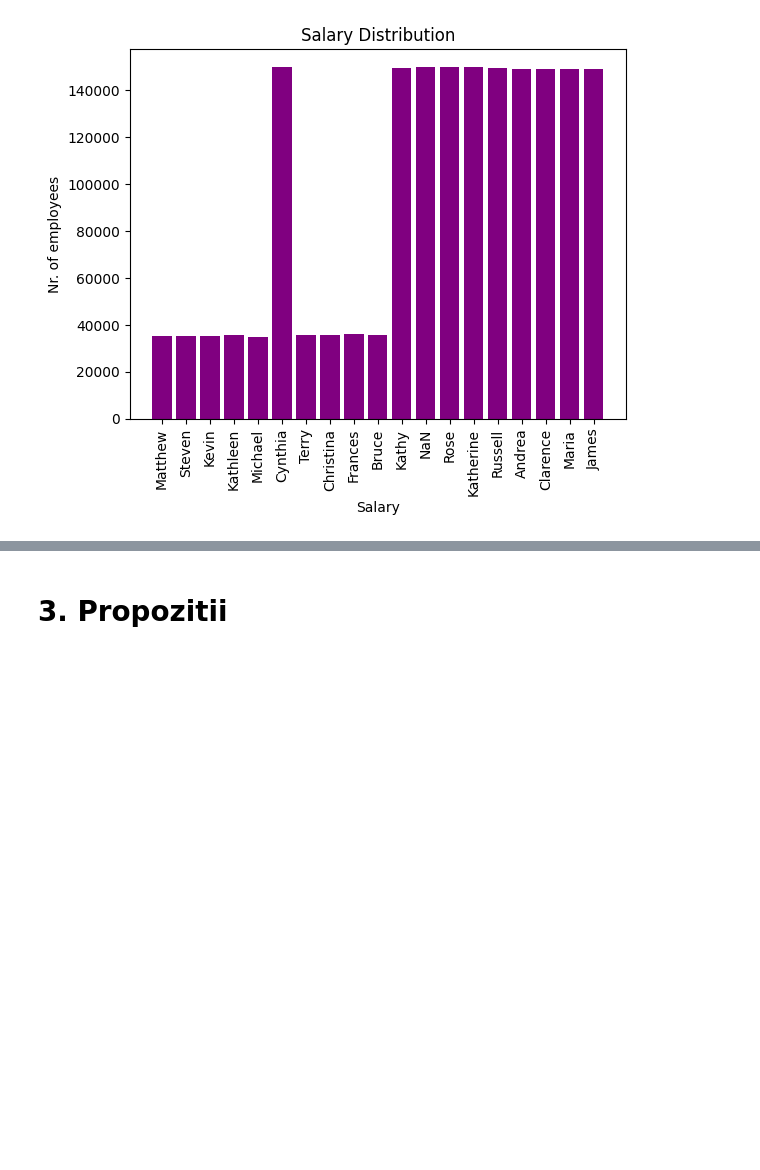
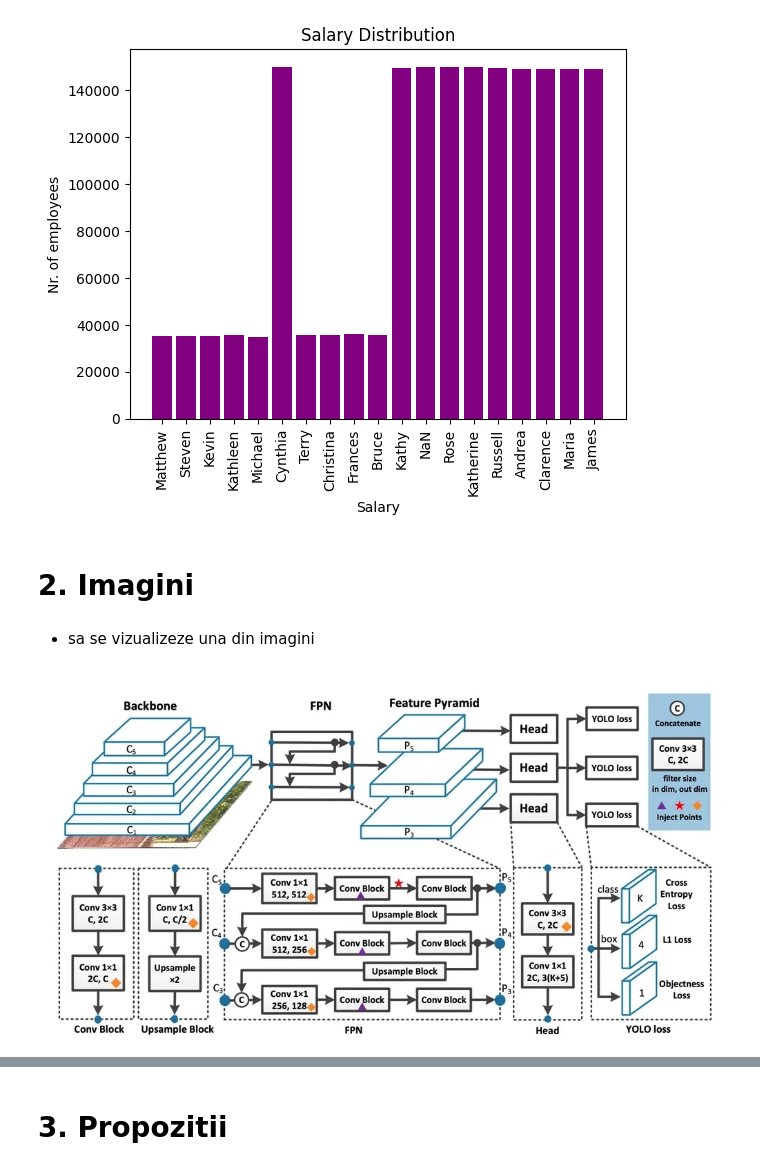
Before and after one commit to RegusAl/UBB, a Jupyter notebook: Semestrul 4/Inteligenta Artificiala/Laboratoare/Lab 2/Lab2.ipynb, the cells around one changed output, grey strips where cells are left out. Saved outputs shown, nothing was run; the diff lists cells and outputs as text; code cells hidden in the pictures; blank space fills up the shorter version.

```diff
--- a/Semestrul 4/Inteligenta Artificiala/Laboratoare/Lab 2/Lab2.ipynb
+++ b/Semestrul 4/Inteligenta Artificiala/Laboratoare/Lab 2/Lab2.ipynb
@@ -136,3 +136,5 @@ plt.xticks(rotation = 90)
 plt.show()
 # %% [output]
 [figure]
+# %% [markdown]
+# 2. Imagini
@@ -138,0 +143,7 @@ plt.show()
+# %% [markdown]
+- sa se vizualizeze una din imagini
+# %%
+image = Image.open('images/YOLO.jpg')
+display(image)
+# %% [output]
+[figure, added]
```
Also changed, not shown: parts of 14 cells of this notebook, 13 other files.
